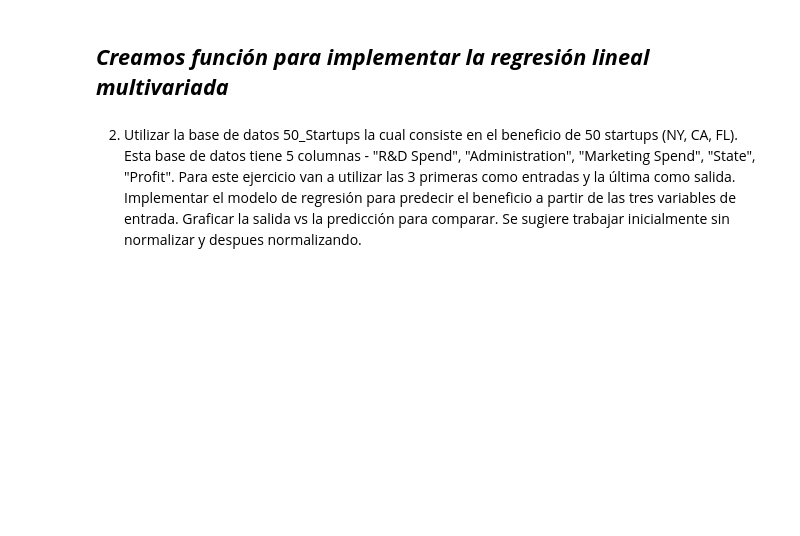
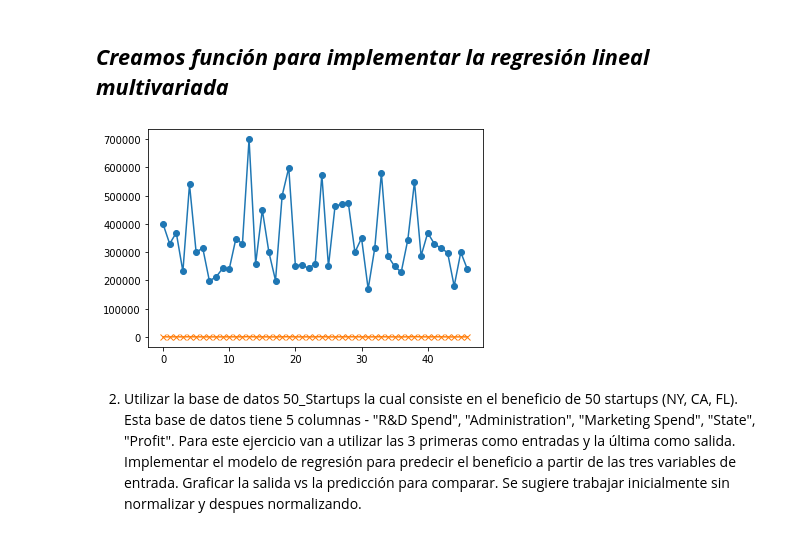
Before and after one commit to ijrios/Machine_learning_regression, a Jupyter notebook: opus_regression.ipynb, the cells around one changed output. Cells and saved outputs as stored; diff of their text form; code cells hidden in the pictures; blank space fills up the shorter version.

```diff
--- a/opus_regression.ipynb
+++ b/opus_regression.ipynb
@@ -131,5 +134,42 @@ plt.plot(y,'-o',predicted,'-x')
 # %% [markdown]
 ## ***Creamos función para implementar la regresión lineal multivariada***
+# %%
+def prediction(predicted,Wg,Xg,y,alpha, iteraciones):
+
+    x_one=np.array(data2.values[:,0:2])
+    y=np.array(data2.values[:,2])
+    y_one=y.reshape([y.size,1])
+
+    W=np.random.random([1,3])
+
+    predicted=np.matmul(X2,W.T)
+    J=np.square(predicted-y).sum()/(2*y.size)
+
+    for i in range(iteraciones):
+      error=np.matmul(Xg,Wg.T)-y
+      Wg=Wg-alpha*np.matmul(error.T,Xg)/y.size
+
+    return predicted
+
+predict = prediction(predicted,W,X2,y,0.00000001,100000)
+#print(predict)
+plt.plot(y,'-o',predict,'-x')
+
+def entrenamiento(X,y,alpha,iteraciones):
+
+  X_train=X2[:35,:]
+  y_train=y[:35,:]
+  X_test=X2[35:,:]
+  y_test=y[35:,:]
+
+  W=np.random.random([1, 3])
+  W_opt=gradDesR(W,X_train,y_train,alpha,iteraciones)
+  predicted_train=np.matmul(X_train,W_opt.T)
+  J=ecm(predicted,y_train)
+
+  return predicted_train
+# %% [output]
+[figure, added]
 # %% [markdown]
 2. Utilizar la base de datos 50_Startups la cual consiste en el beneficio de 50 startups (NY, CA, FL). Esta base de datos tiene 5 columnas - "R&D Spend", "Administration", "Marketing Spend", "State", "Profit". Para este ejercicio van a utilizar las 3 primeras como entradas y la última como salida. Implementar el modelo de regresión para predecir el beneficio a partir de las tres variables de entrada. Graficar la salida vs la predicción para comparar. Se sugiere trabajar inicialmente sin normalizar y despues normalizando.
 # %%
```
Also changed, not shown: parts of 16 cells of this notebook.
